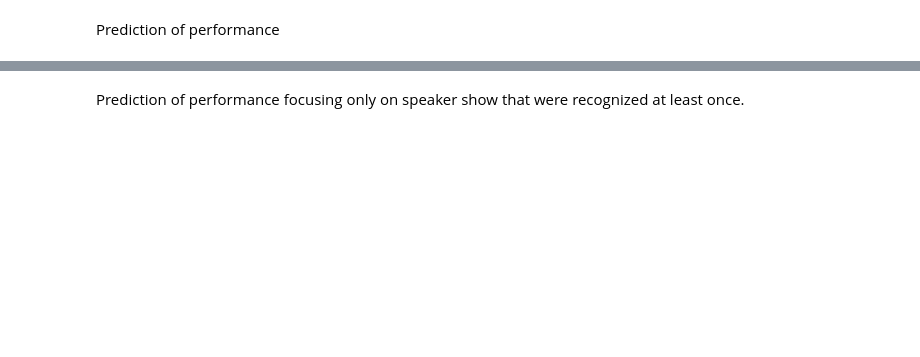
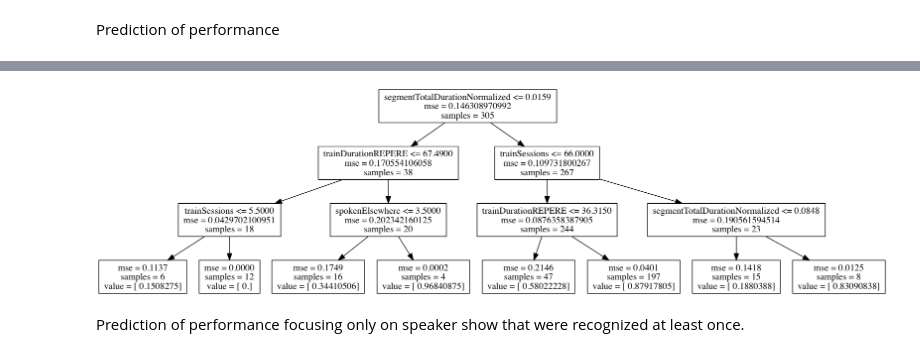
Before and after one commit to RahatNaqvi/repere_error_analysis, a Jupyter notebook: notebooks/prediction decision tree.ipynb, the cells around one changed output, grey strips where cells are left out. Saved outputs shown, nothing was run; the diff lists cells and outputs as text; code cells hidden in the pictures; blank space fills up the shorter version.

```diff
--- a/notebooks/prediction decision tree.ipynb
+++ b/notebooks/prediction decision tree.ipynb
@@ -319,4 +318,11 @@ sorted(list(itertools.izip(sX.columns, tree.feature_importances_)), key=lambda x
  ('nextPauseAverageDuration', 0.0)]
+# %%
+dot_data = StringIO()
+export_graphviz(tree, out_file=dot_data, feature_names=sX.columns)
+graph = pydot.graph_from_dot_data(dot_data.getvalue())
+Image(data=graph.create_png(prog='dot', f='png'))
+# %% [output]
+[figure, added]
 # %% [markdown]
 Prediction of performance focusing only on speaker show that were recognized at least once.
 # %%
```
Also changed, not shown: parts of 9 cells of this notebook.
